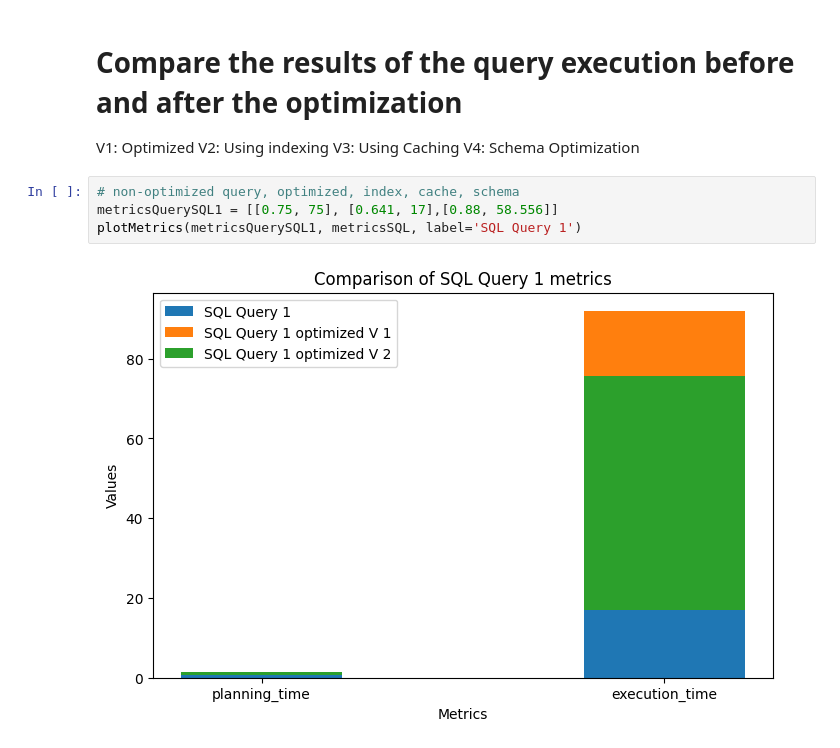
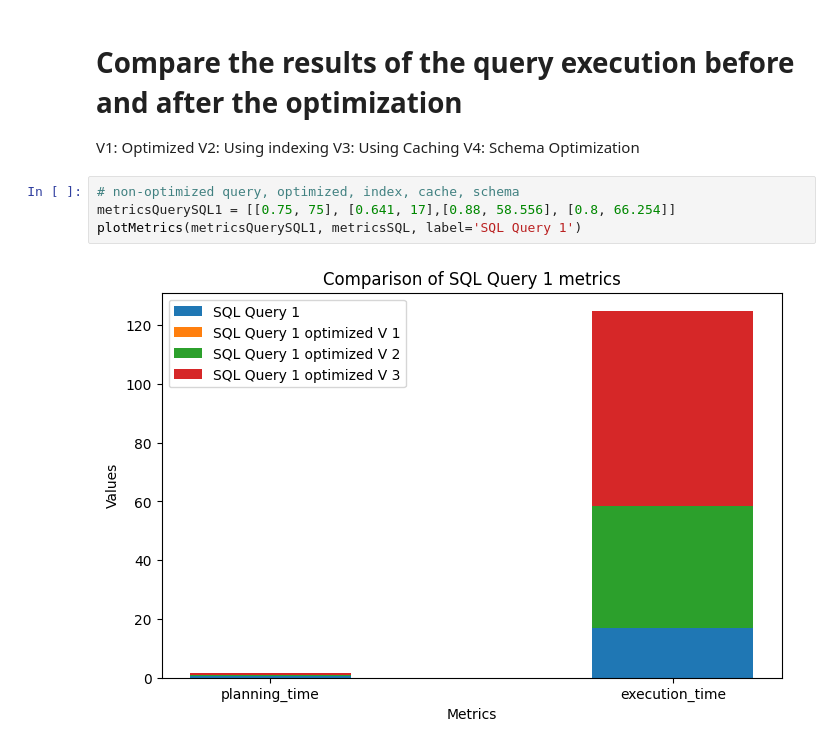
Before and after one commit to Mostafa-wael/Database-Tuning, a Jupyter notebook: results/results.ipynb, the cells around one changed output. Drawn from its saved outputs; the diff is of its cells as text.

```diff
--- a/results/results.ipynb
+++ b/results/results.ipynb
@@ -37,9 +37,9 @@ V3: Using Caching
 V4: Schema Optimization
 # %%
 # non-optimized query, optimized, index, cache, schema
-metricsQuerySQL1 = [[0.75, 75], [0.641, 17],[0.88, 58.556]]
+metricsQuerySQL1 = [[0.75, 75], [0.641, 17],[0.88, 58.556], [0.8, 66.254]]
 plotMetrics(metricsQuerySQL1, metricsSQL, label='SQL Query 1')
 # %% [output]
-[figure, old version]
+[figure, new version]
 # %%
 # non-optimized query, optimized, index, cache, schema
```
Also changed, not shown: parts of 3 cells of this notebook, 19 other files.
